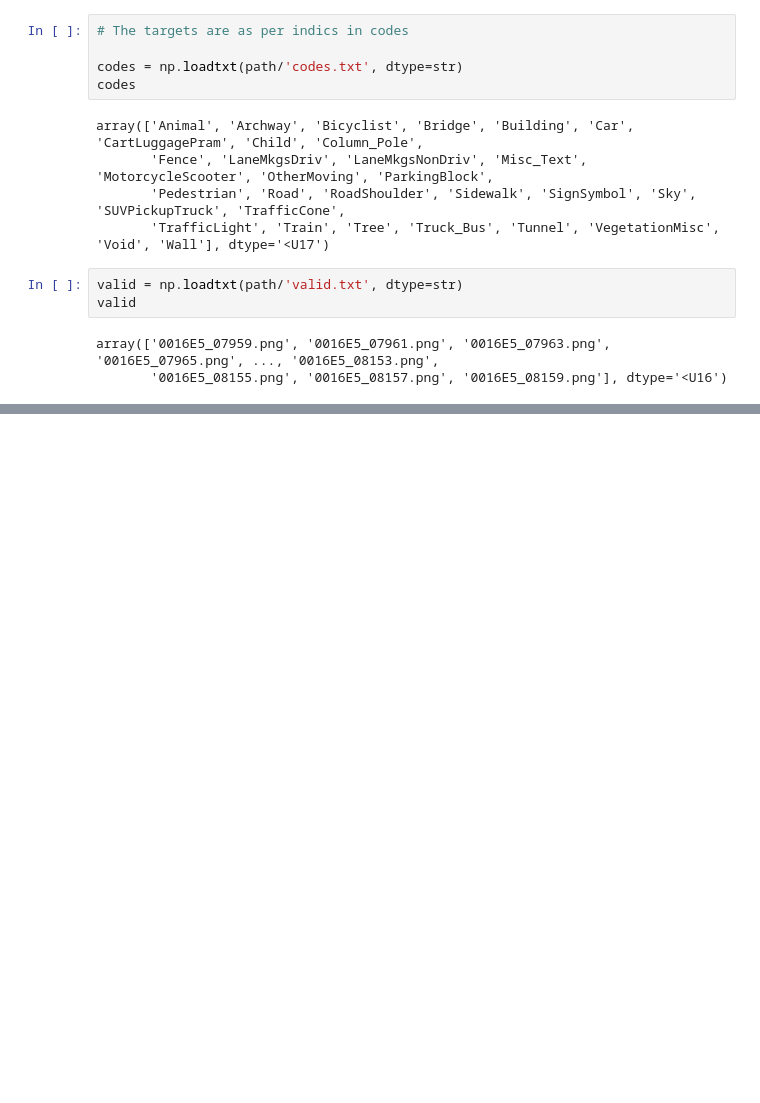
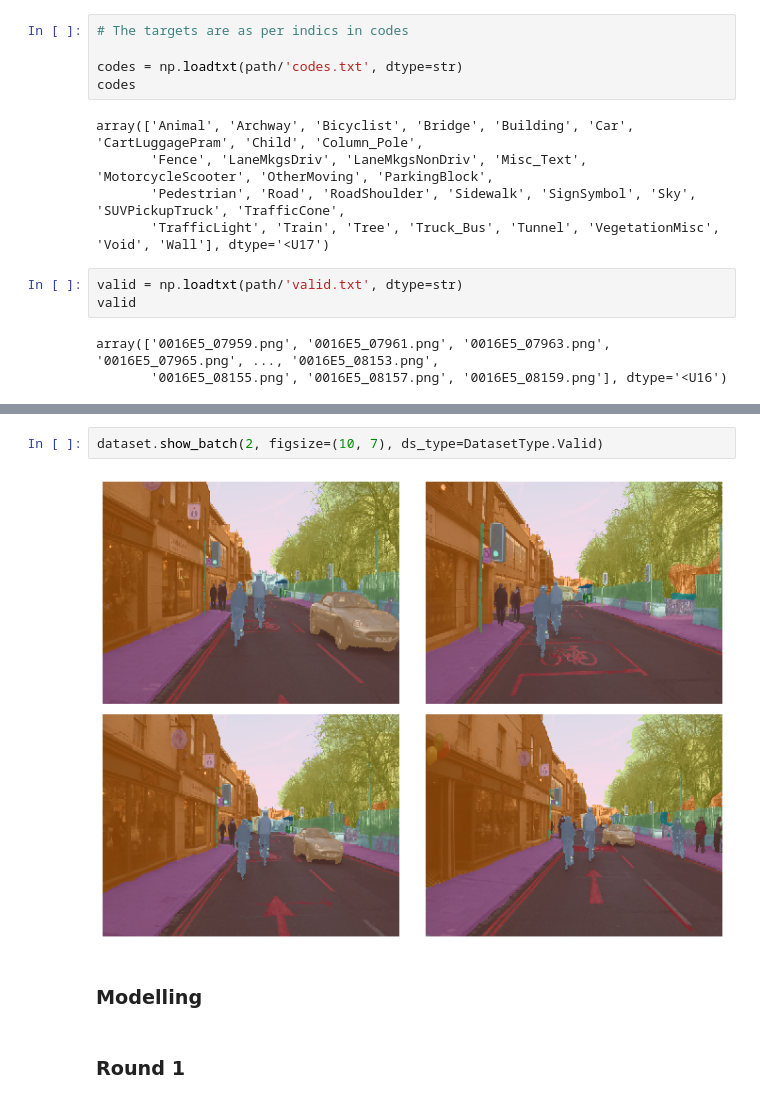
Before and after one commit to mdalvi/fast-ai-lessons, a Jupyter notebook: course-v3/nbs/dl1/lesson3_camvid_exercise.ipynb, the cells around one changed output, grey strips where cells are left out. Cells and saved outputs as stored; diff of their text form; blank space fills up the shorter version.

```diff
--- a/course-v3/nbs/dl1/lesson3_camvid_exercise.ipynb
+++ b/course-v3/nbs/dl1/lesson3_camvid_exercise.ipynb
@@ -123,0 +125,8 @@ torch.Size([3, 720, 960])
+# %%
+dataset.show_batch(2, figsize=(10, 7), ds_type=DatasetType.Valid)
+# %% [output]
+[figure, added]
+# %% [markdown]
+### Modelling
+# %% [markdown]
+### Round 1
```
Also changed, not shown: parts of 49 cells of this notebook, 1 other file.
